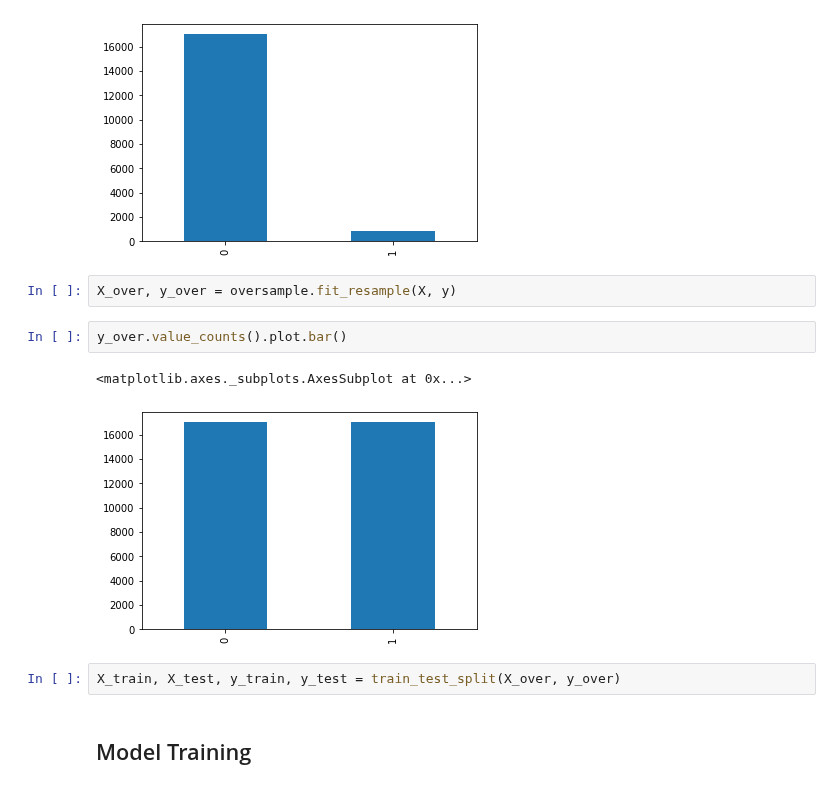
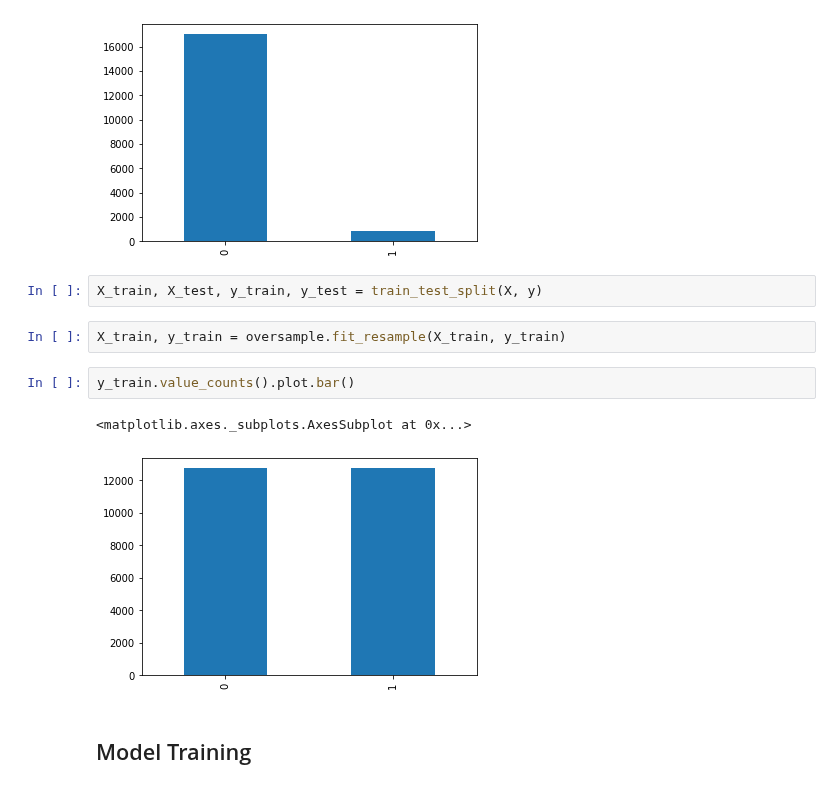
Before and after one commit to bhusserl-davis/ECS171-Group1-Project, a Jupyter notebook: project_word2Vec_oversample.ipynb, the cells around one changed output. Cells and saved outputs as stored; diff of their text form.

```diff
--- a/project_word2Vec_oversample.ipynb
+++ b/project_word2Vec_oversample.ipynb
@@ -250,15 +250,15 @@ y.value_counts().plot.bar()
 # %% [output]
 <matplotlib.axes._subplots.AxesSubplot at 0x...>
 [figure]
-# %%
-X_over, y_over = oversample.fit_resample(X, y)
+# %%
+X_train, X_test, y_train, y_test = train_test_split(X, y)
+# %%
+X_train, y_train = oversample.fit_resample(X_train, y_train)
 # %%
-y_over.value_counts().plot.bar()
+y_train.value_counts().plot.bar()
 # %% [output]
 <matplotlib.axes._subplots.AxesSubplot at 0x...>
-[figure, old version]
+[figure, new version]
-# %%
-X_train, X_test, y_train, y_test = train_test_split(X_over, y_over)
 # %% [markdown]
 ## Model Training
 # %% [markdown]
```
Also changed, not shown: parts of 11 cells of this notebook.
